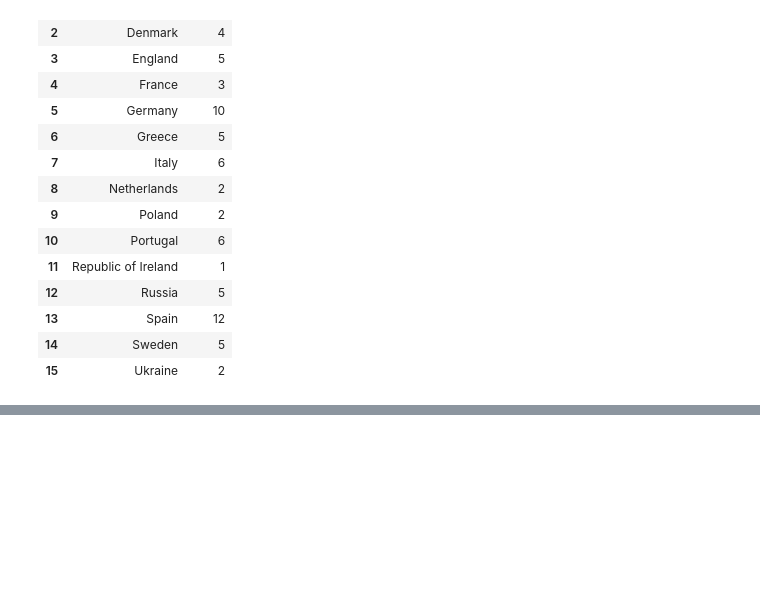
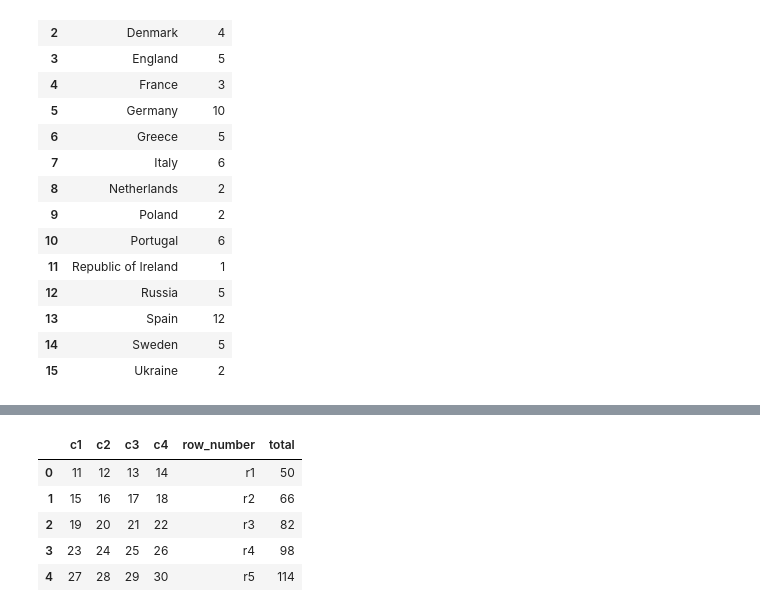
Before and after one commit to vengleab/sunrise-data-science-2024, a Jupyter notebook: Python-for-data-science/pandas.ipynb, the cells around one changed output, grey strips where cells are left out. Cells and saved outputs as stored; diff of their text form; code cells hidden in the pictures; blank space fills up the shorter version.

```diff
--- a/Python-for-data-science/pandas.ipynb
+++ b/Python-for-data-science/pandas.ipynb
@@ -236,0 +243,6 @@ ndf.iloc[:, :2]
+# %%
+import numpy as np
+
+lst = np.arange(11, 31, 1).reshape(5,4)
+data = pd.DataFrame(lst, columns=["c1", "c2", "c3", "c4"])
+data
@@ -236,0 +269,3 @@ ndf.iloc[:, :2]
+# %%
+data["row_number"] = ["r1", "r2", "r3", "r4", "r5"]
+data
@@ -236,0 +279,11 @@ ndf.iloc[:, :2]
+# %%
+data["total"] = data.c1 + data.c2 + data.c3 + data["c4"]
+# %%
+data
+# %% [output]
+|  | c1 | c2 | c3 | c4 | row_number | total |
+| 0 | 11 | 12 | 13 | 14 | r1 | 50 |
+| 1 | 15 | 16 | 17 | 18 | r2 | 66 |
+| 2 | 19 | 20 | 21 | 22 | r3 | 82 |
+| 3 | 23 | 24 | 25 | 26 | r4 | 98 |
+| 4 | 27 | 28 | 29 | 30 | r5 | 114 |
```
Also changed, not shown: parts of 17 cells of this notebook, 1 other file.
